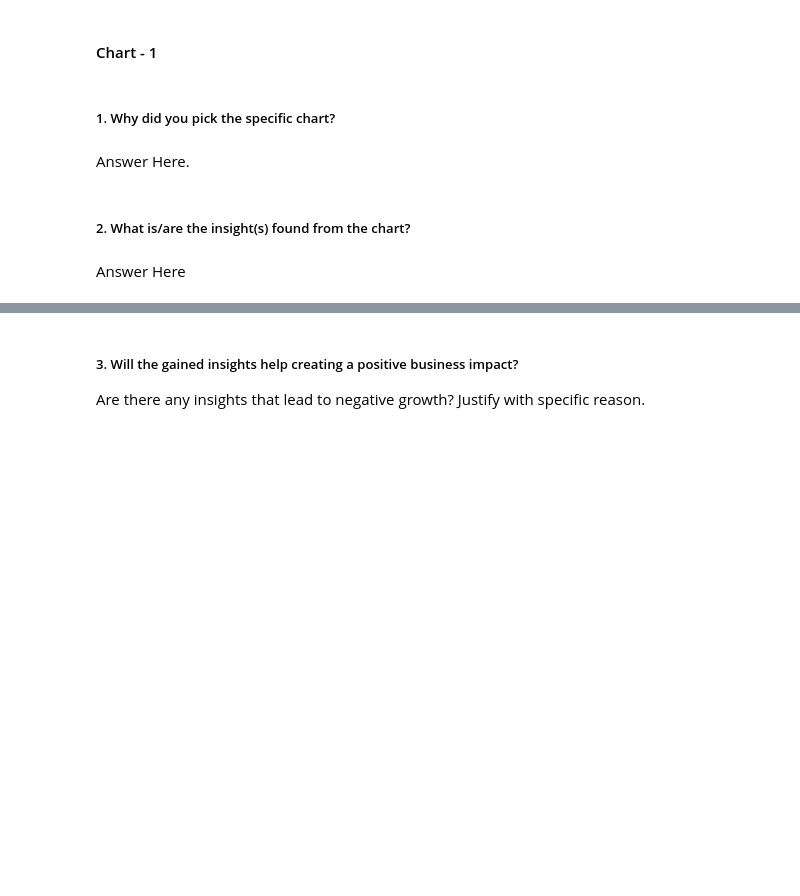
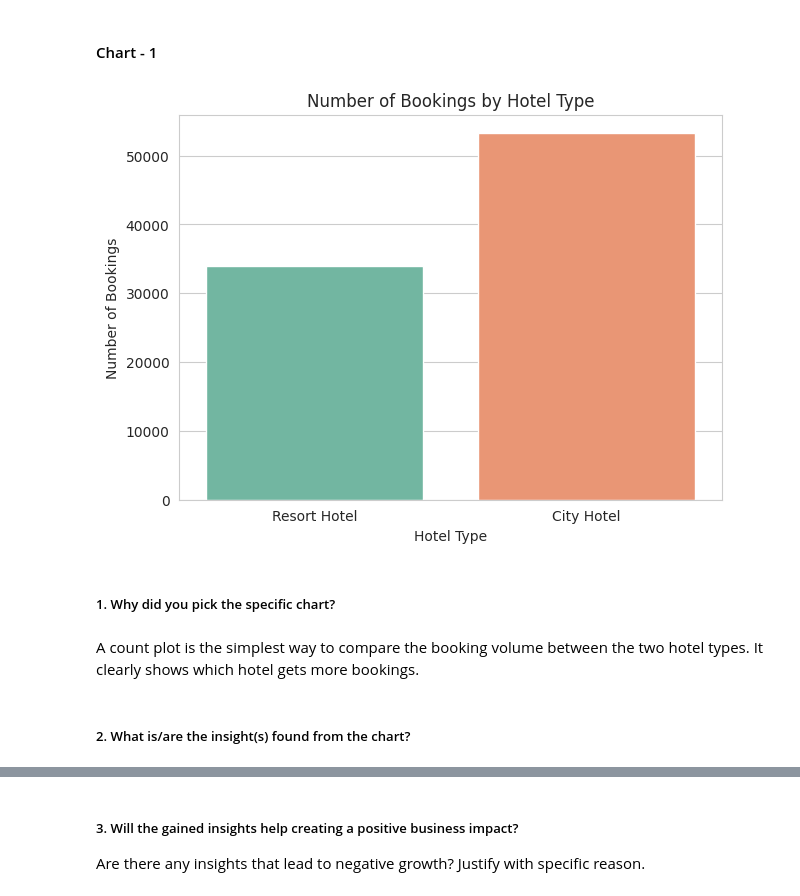
Before and after one commit to aayushaswal07/hotel-booking-eda, a Jupyter notebook: Hotel_Booking_Analysis_EDA.ipynb, the cells around one changed output, grey strips where cells are left out. Saved outputs shown, nothing was run; the diff lists cells and outputs as text; code cells hidden in the pictures; blank space fills up the shorter version.

Commit message:
charts 1-3 with insights

```diff
--- a/Hotel_Booking_Analysis_EDA.ipynb
+++ b/Hotel_Booking_Analysis_EDA.ipynb
@@ -323,8 +321,16 @@ After cleaning, the dataset has no missing values and is ready for visualization
+# %%
+# chart 1 - count of bookings per hotel type
+plt.figure(figsize=(7, 5))
+sns.countplot(x='hotel', data=df, palette='Set2')
+plt.title("Number of Bookings by Hotel Type")
+plt.xlabel("Hotel Type")
+plt.ylabel("Number of Bookings")
+plt.show()
+# %% [output]
+[figure, added]
 # %% [markdown]
 ##### 1. Why did you pick the specific chart?
-# %% [markdown]
-Answer Here.
+# %% [markdown]
+A count plot is the simplest way to compare the booking volume between the two hotel types. It clearly shows which hotel gets more bookings.
 # %% [markdown]
 ##### 2. What is/are the insight(s) found from the chart?
-# %% [markdown]
-Answer Here
```
Also changed, not shown: parts of 20 cells of this notebook.
